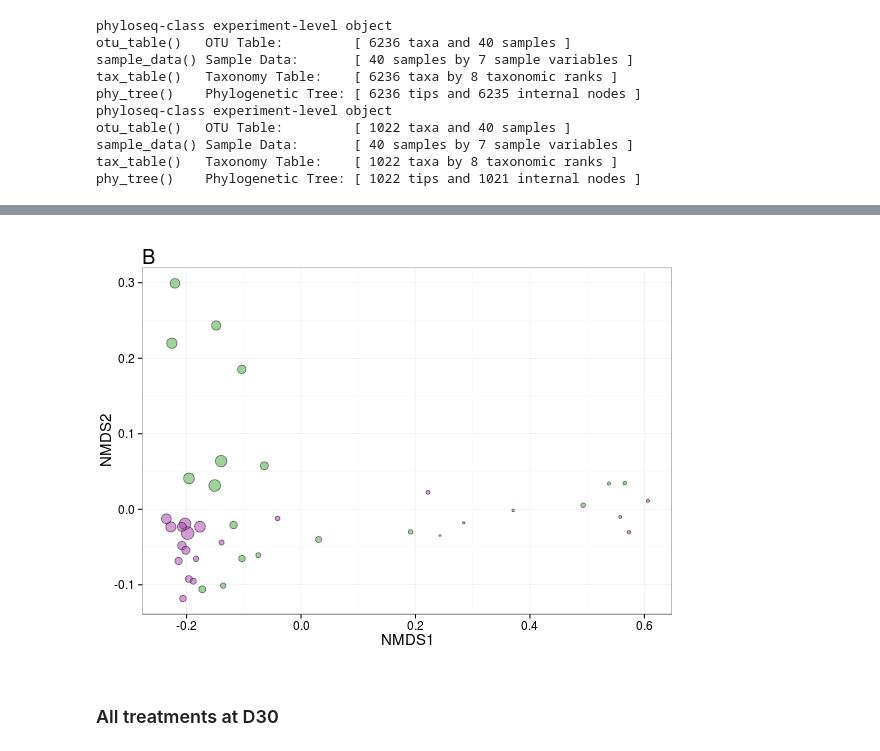
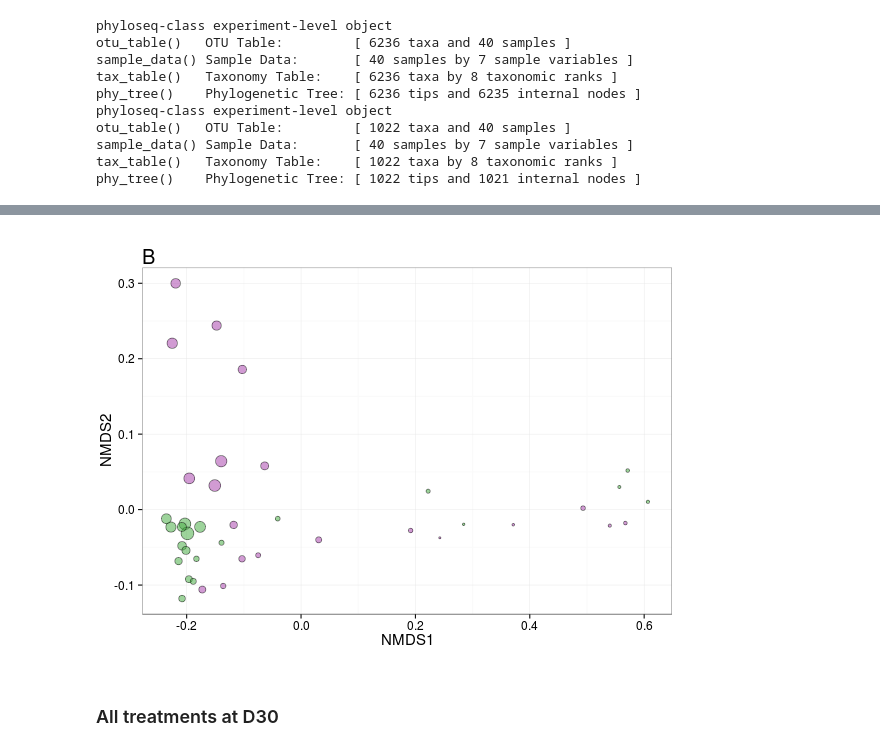
Before and after one commit to acampbellina/single_substrate, a Jupyter notebook: ordination_3panel_figure.ipynb, the cells around one changed output, grey strips where cells are left out. Cells and saved outputs as stored; diff of their text form; code cells hidden in the pictures.

```diff
--- a/ordination_3panel_figure.ipynb
+++ b/ordination_3panel_figure.ipynb
@@ -160,33 +175,33 @@ Run 7 stress 0.04719284
 # %%
 %%R -w 8 -h 6 -u in
 
-colours = c("#ac4aaf", "#4daf4a")
+colours = c("#4daf4a","#ac4aaf")
 
 df = plot_ordination(physeq.PS.thresh, nmds, justDF = TRUE)
 df$Density = as.numeric(as.character(df$Density))
 
 p2 = ggplot(df, aes(x = NMDS1, y = NMDS2))
 p2 = p2 + geom_point(aes(fill = Treatment, size = Density, alpha = 0.85), shape=21)
 p2 = p2 + scale_fill_manual(values = colours,
                            breaks=c("12CCPS", "13CCPS"),
                             labels=c("Control", "Complex C Mixture"))
 p2 = p2 + guides(alpha = FALSE)
 p2 = p2 + scale_size_area(aesthetics = "Density")
 p2 = p2 + ggtitle("B")
 #p2 = p2 + guides(fill = guide_legend(override.aes = list(size = 4)))
 #p2 = p2 + guides(size = guide_legend(override.aes = list(fill = "black")))
 p2 = p2 + theme_bw()
 p2 = p2 + theme(legend.position = "none")
 p2 = p2 + theme(plot.margin = unit(c(1,0,1,0), "lines"))
 p2 = p2 + theme(plot.title = element_text(hjust = 0, size = 20))
 p2 = p2 + theme(axis.title.x = element_text(size=15))
 p2 = p2 + theme(axis.title.y = element_text(size=15))
 p2 = p2 + theme(axis.text.x = element_text(size=12))
 p2 = p2 + theme(axis.text.y = element_text(size=12))
 
 p2
 # %% [output]
-[figure, old version]
+[figure, new version]
 # %% [markdown]
 ### All treatments at D30
 # %%
```
Also changed, not shown: parts of 7 cells of this notebook, 1 other file.
